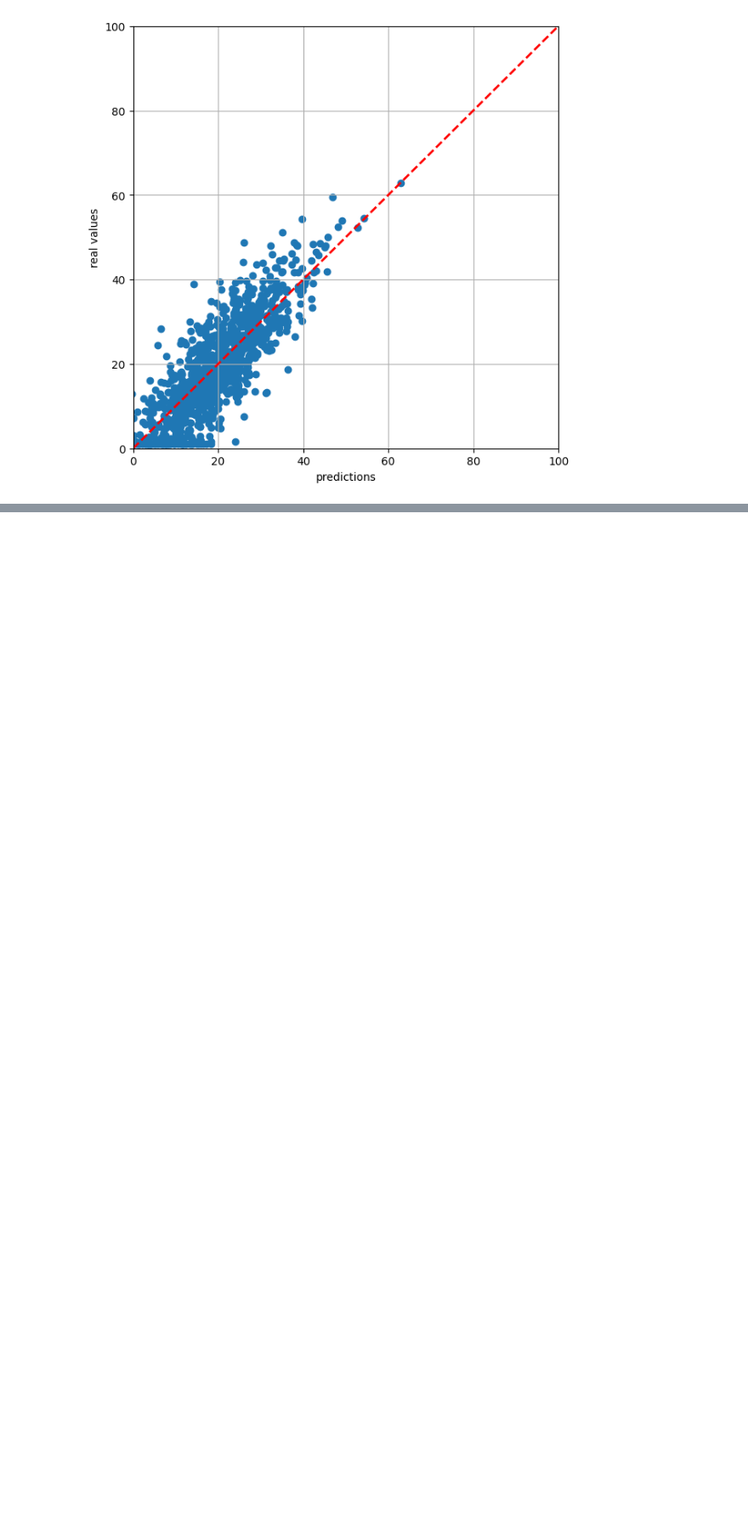
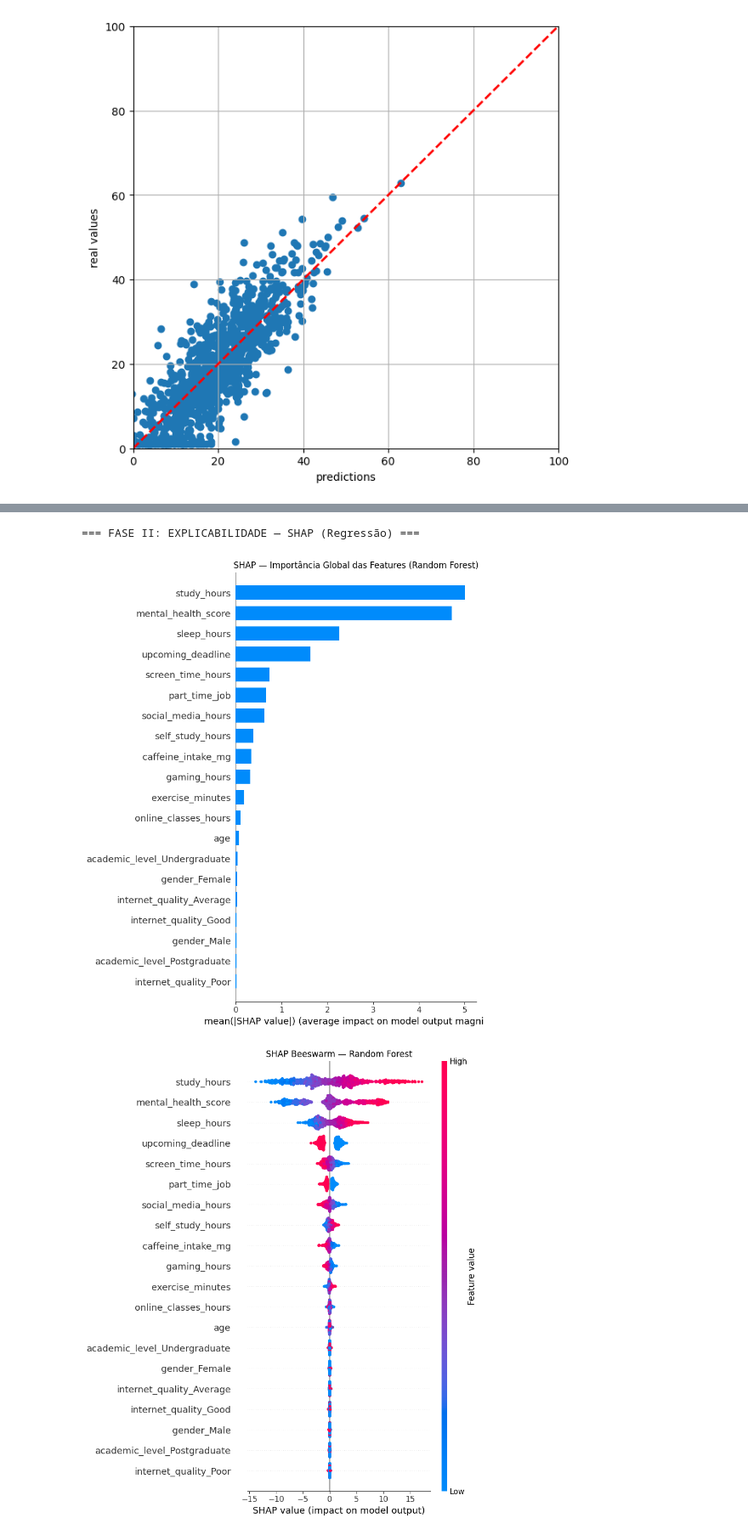
Before and after one commit to OJsan-ForReal/FAA-G22, a Jupyter notebook: projeto_G22_Regressao.ipynb, the cells around one changed output, grey strips where cells are left out. Shown at 85% size. Drawn from its saved outputs; the diff is of its cells as text; code cells hidden in the pictures; blank space fills up the shorter version.

```diff
--- a/projeto_G22_Regressao.ipynb
+++ b/projeto_G22_Regressao.ipynb
@@ -288,0 +835,32 @@ The Maximum Error is:  24.693561022318317
+# %%
+import shap
+import matplotlib.pyplot as plt
+
+print("=== FASE II: EXPLICABILIDADE — SHAP (Regressão) ===")
+
+# Usar RF treinado na secção 6 (grid_rf)
+rf_model_shap = grid_rf.best_estimator_
+
+# DataFrame com nomes de features para legibilidade dos gráficos
+X_test_shap_df  = pd.DataFrame(Xt_rf_s, columns=X_learning.columns)
+X_learn_shap_df = pd.DataFrame(Xl_rf_s, columns=X_learning.columns)
+
+# TreeExplainer — rápido para modelos baseados em árvores
+explainer_rf = shap.TreeExplainer(rf_model_shap)
+shap_values_rf = explainer_rf.shap_values(X_test_shap_df)
+
+# Gráfico de barras: importância média absoluta
+shap.summary_plot(shap_values_rf, X_test_shap_df, plot_type="bar", show=False)
+plt.title("SHAP — Importância Global das Features (Random Forest)")
+plt.tight_layout()
+plt.show()
+
+# Beeswarm: distribuição do impacto de cada feature
+shap.summary_plot(shap_values_rf, X_test_shap_df, show=False)
+plt.title("SHAP Beeswarm — Random Forest")
+plt.tight_layout()
+plt.show()
+# %% [output]
+=== FASE II: EXPLICABILIDADE — SHAP (Regressão) ===
+[figure, added]
+[figure, added]
```
Also changed, not shown: parts of 43 cells of this notebook, 2 other files.
